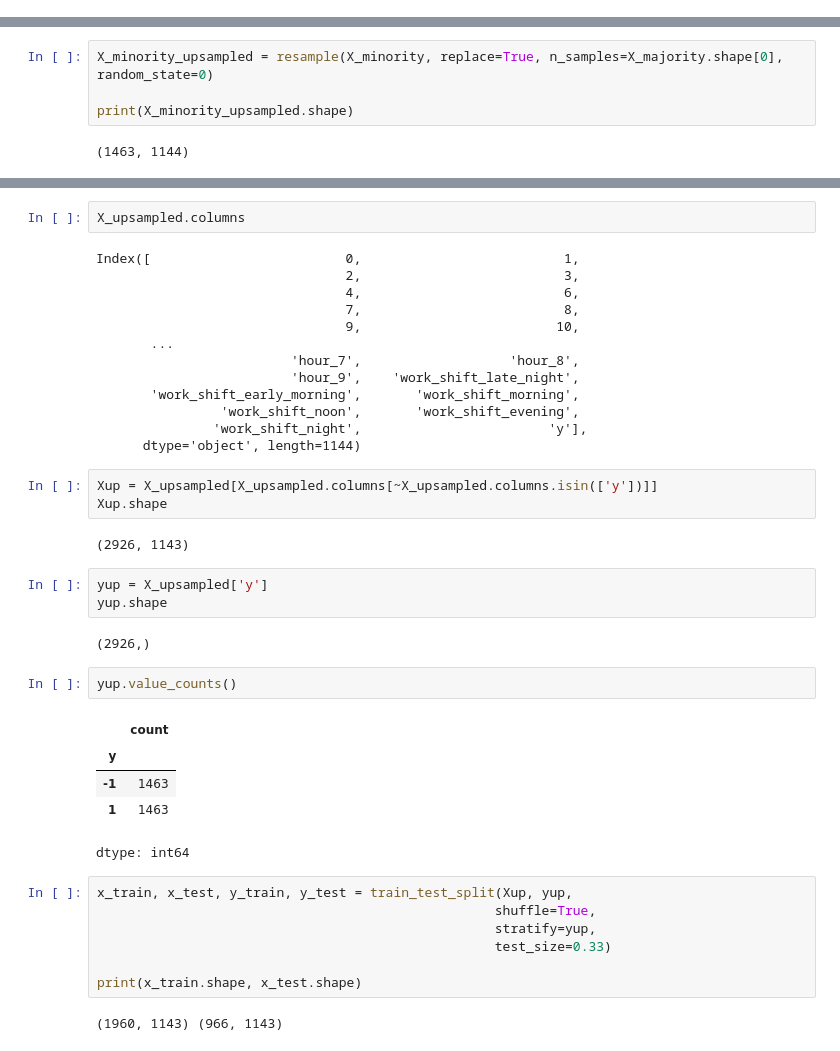
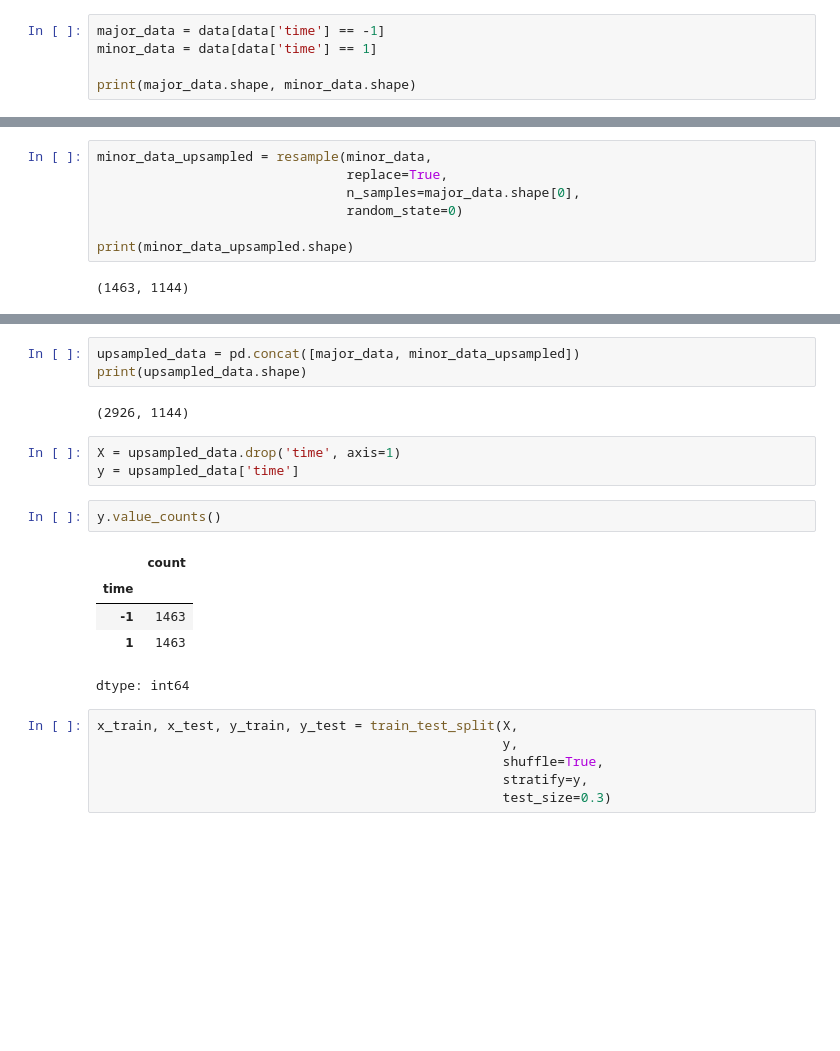
Before and after one commit to ariahosseini/TradML, a Jupyter notebook: SciKitLearn_03_ProjThree_Supervised_Clf.ipynb, the cells around one changed output, grey strips where cells are left out. Cells and saved outputs as stored; diff of their text form; blank space fills up the shorter version.

```diff
--- a/SciKitLearn_03_ProjThree_Supervised_Clf.ipynb
+++ b/SciKitLearn_03_ProjThree_Supervised_Clf.ipynb
@@ -384,0 +431,5 @@ print(X_majority.shape, X_minority.shape)
+# %%
+major_data = data[data['time'] == -1]
+minor_data = data[data['time'] == 1]
+
+print(major_data.shape, minor_data.shape)
@@ -385,6 +438,9 @@ print(X_majority.shape, X_minority.shape)
 # %%
-X_minority_upsampled = resample(X_minority, replace=True, n_samples=X_majority.shape[0], random_state=0)
+minor_data_upsampled = resample(minor_data,
+                                replace=True,
+                                n_samples=major_data.shape[0],
+                                random_state=0)
 
-print(X_minority_upsampled.shape)
+print(minor_data_upsampled.shape)
 # %% [output]
 (1463, 1144)
@@ -399,42 +447,22 @@ print(X_upsampled.shape)
-# %%
-X_upsampled.columns
-# %% [output]
-Index([                         0,                          1,
-                                2,                          3,
-                                4,                          6,
-                                7,                          8,
-                                9,                         10,
-       ...
-                         'hour_7',                   'hour_8',
-                         'hour_9',    'work_shift_late_night',
-       'work_shift_early_morning',       'work_shift_morning',
-                'work_shift_noon',       'work_shift_evening',
-               'work_shift_night',                        'y'],
-      dtype='object', length=1144)
-# %%
-Xup = X_upsampled[X_upsampled.columns[~X_upsampled.columns.isin(['y'])]]
-Xup.shape
-# %% [output]
-(2926, 1143)
-# %%
-yup = X_upsampled['y']
-yup.shape
-# %% [output]
-(2926,)
+# %%
+upsampled_data = pd.concat([major_data, minor_data_upsampled])
+print(upsampled_data.shape)
+# %% [output]
+(2926, 1144)
+# %%
+X = upsampled_data.drop('time', axis=1)
+y = upsampled_data['time']
 # %%
-yup.value_counts()
+y.value_counts()
 # %% [output]
 |  | count |
-| y |  |
+| time |  |
 | -1 | 1463 |
 | 1 | 1463 |
 dtype: int64
 # %%
-x_train, x_test, y_train, y_test = train_test_split(Xup, yup,
-                                                   shuffle=True,
-                                                   stratify=yup,
-                                                   test_size=0.33)
-
-print(x_train.shape, x_test.shape)
+x_train, x_test, y_train, y_test = train_test_split(X,
+                                                    y,
+                                                    shuffle=True,
+                                                    stratify=y,
+                                                    test_size=0.3)
-# %% [output]
-(1960, 1143) (966, 1143)
```
Also changed, not shown: parts of 25 cells of this notebook.
